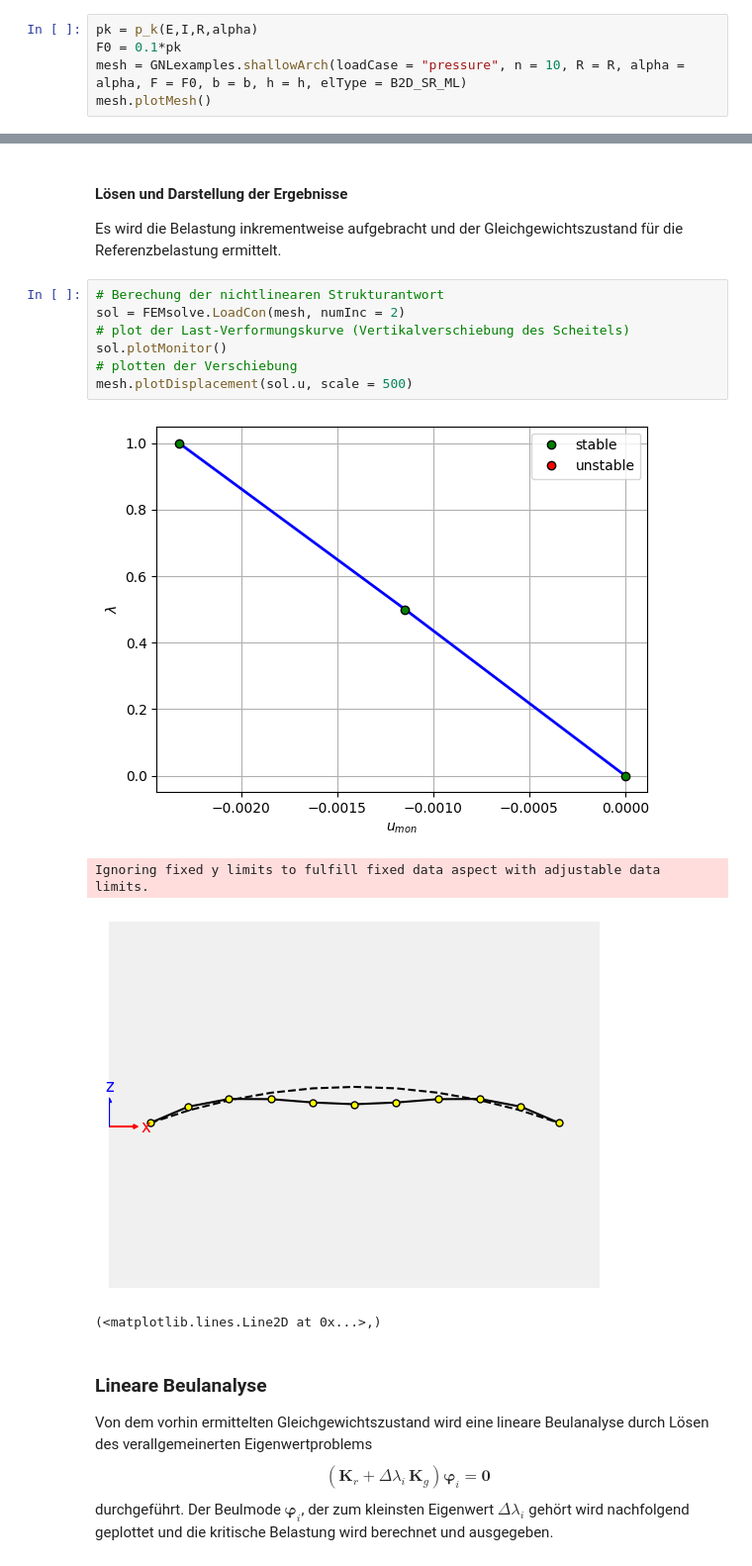
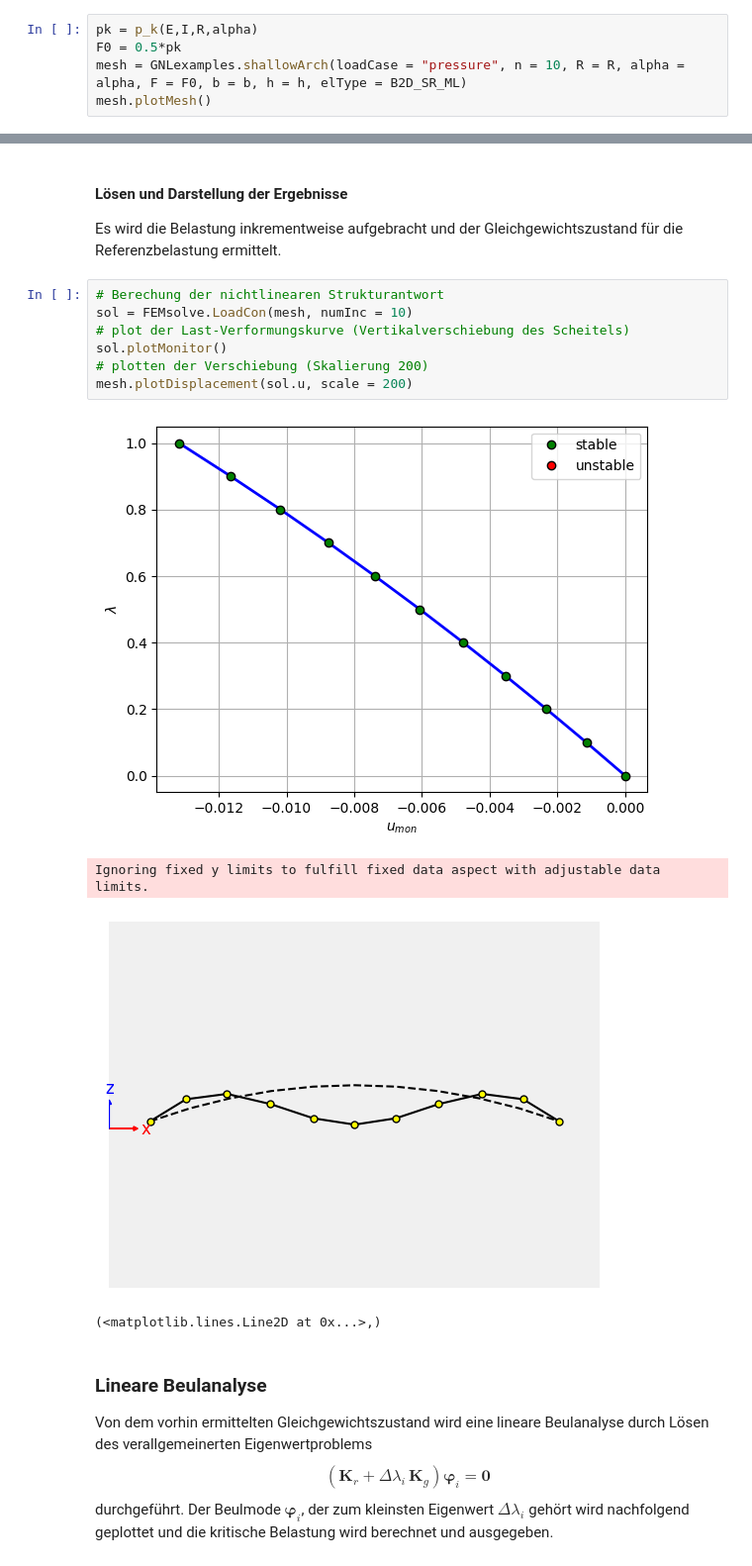
Before and after one commit to FJFalkner/Geometric_Nonlinear_FEM_2D, a Jupyter notebook: stability_circular_arch.ipynb, the cells around one changed output, grey strips where cells are left out. Shown: that part at 99% size. Cells and saved outputs as stored; diff of their text form.

```diff
--- a/stability_circular_arch.ipynb
+++ b/stability_circular_arch.ipynb
@@ -36,7 +36,7 @@ I = b * h**3 / 12           # Flächenträgheitsmoment in m^4
 #### Diskretisierung
 # %%
 pk = p_k(E,I,R,alpha)
-F0 = 0.1*pk
+F0 = 0.5*pk
 mesh = GNLexamples.shallowArch(loadCase = "pressure", n = 10, R = R, alpha = alpha, F = F0, b = b, h = h, elType = B2D_SR_ML)
 mesh.plotMesh()
 # %% [output]
@@ -48,15 +48,15 @@ Ignoring fixed y limits to fulfill fixed data aspect with adjustable data limits
 Es wird die Belastung inkrementweise aufgebracht und der Gleichgewichtszustand für die Referenzbelastung ermittelt.
 # %%
 # Berechung der nichtlinearen Strukturantwort
-sol = FEMsolve.LoadCon(mesh, numInc = 2)
+sol = FEMsolve.LoadCon(mesh, numInc = 10)
 # plot der Last-Verformungskurve (Vertikalverschiebung des Scheitels)
 sol.plotMonitor()
-# plotten der Verschiebung
-mesh.plotDisplacement(sol.u, scale = 500)
+# plotten der Verschiebung (Skalierung 200)
+mesh.plotDisplacement(sol.u, scale = 200)
 # %% [output]
-[figure, old version]
+[figure, new version]
 Ignoring fixed y limits to fulfill fixed data aspect with adjustable data limits.
-[figure, old version]
+[figure, new version]
 (<matplotlib.lines.Line2D at 0x...>,)
 # %% [markdown]
 ### Lineare Beulanalyse
```
Also changed, not shown: parts of 6 cells of this notebook, 1 other file.
